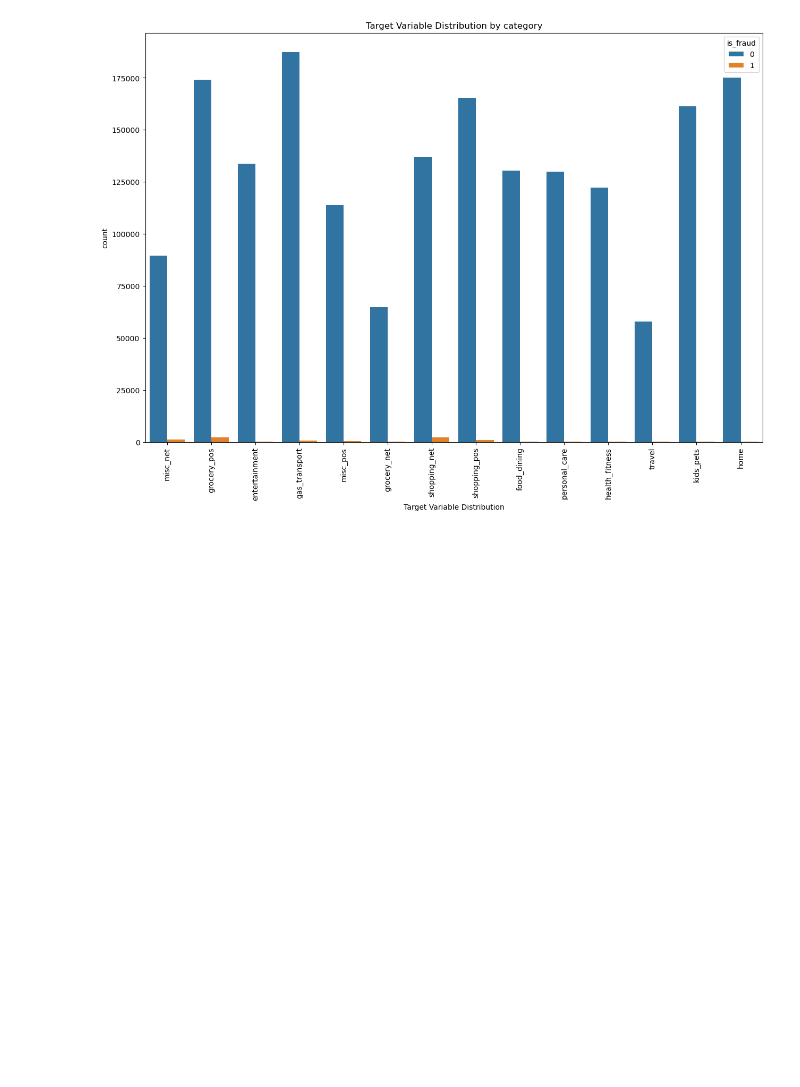
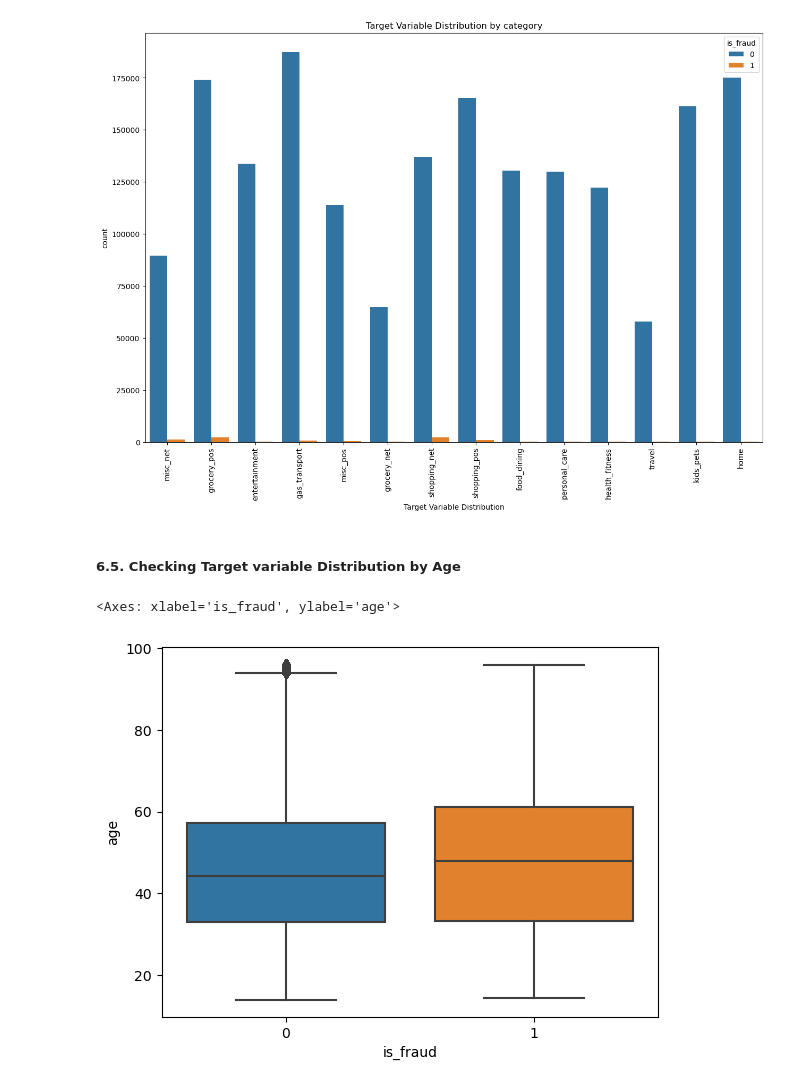
Before and after one commit to sabheen9/Capstone2-Credit-Card-Fraud-Detection, a Jupyter notebook: Credit Card Fraud Detection/notebooks/Data_Wrangling.ipynb, the cells around one changed output. Saved outputs shown, nothing was run; the diff lists cells and outputs as text; code cells hidden in the pictures; blank space fills up the shorter version.

```diff
--- a/Credit Card Fraud Detection/notebooks/Data_Wrangling.ipynb
+++ b/Credit Card Fraud Detection/notebooks/Data_Wrangling.ipynb
@@ -302,3 +322,13 @@ plt.xticks(rotation=90)
 plt.show()
 # %% [output]
 [figure]
+# %% [markdown]
+##### **6.5. Checking Target variable Distribution by Age**
+# %%
+#We will use np.timedelta64(1,'Y') to find out difference in Years.
+data['age']=(data['trans_date_trans_time']-data['dob'])/np.timedelta64(1,'Y')
+
+sns.boxplot(y='age',x='is_fraud',data=data)
+# %% [output]
+<Axes: xlabel='is_fraud', ylabel='age'>
+[figure, added]
```
Also changed, not shown: parts of 6 cells of this notebook.
